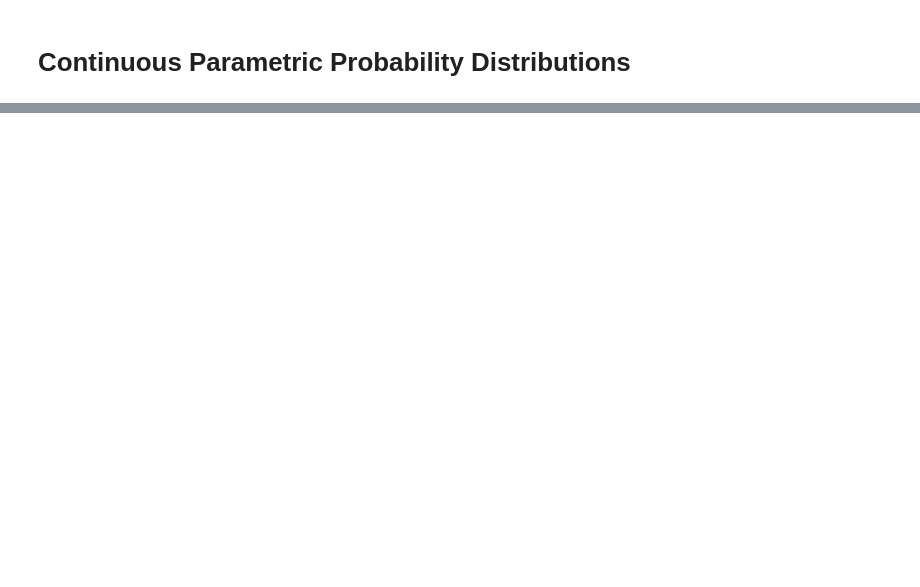
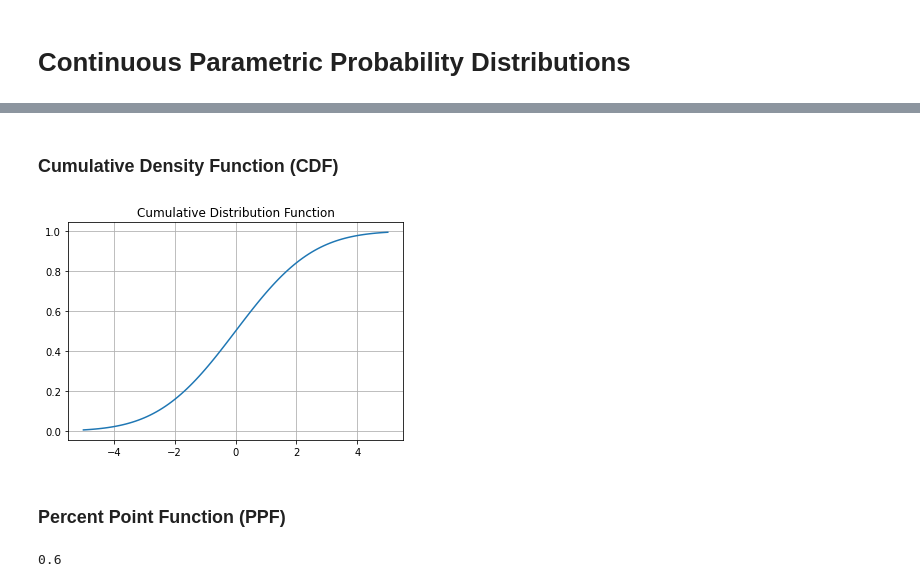
Before and after one commit to wblumberg/ESCI446, a Jupyter notebook: Parametric_Distributions/Continuous_Distributions.ipynb, the cells around one changed output, grey strips where cells are left out. Drawn from its saved outputs; the diff is of its cells as text; code cells hidden in the pictures; blank space fills up the shorter version.

```diff
--- a/Parametric_Distributions/Continuous_Distributions.ipynb
+++ b/Parametric_Distributions/Continuous_Distributions.ipynb
@@ -10,0 +34,25 @@ np.random.seed(1234) # set a standard seed so that we can all see the same distr
+# %% [markdown]
+### Cumulative Density Function (CDF)
+# %%
+# This will give the output of 0.5 which means that in this particular uniform distribution, if we pick out an observation, there is a 50% chance that it would be between 0 and 5.
+single_prob = stats.norm.cdf(x=5, loc=mean, scale=std)
+
+probs = stats.norm.cdf(x=np.arange(-5,5.1,.1), loc=mean, scale=std)
+
+plt.title("Cumulative Distribution Function")
+plt.plot(np.arange(-5,5.1,.1), probs)
+plt.grid()
+plt.show()
+# %% [output]
+[figure, added]
+# %% [markdown]
+### Percent Point Function (PPF)
+# %%
+# The inverse of cdf is ppf. Given the probability, ppf gives the cutoff on the x axis.
+# For example, to get the cutoff value for which we have 30% chance of drawing an observation below that value
+ppf_vals = stats.uniform.ppf(q=0.3,
+                             loc=mean,
+                             scale=std)
+print(ppf_vals)
+# %% [output]
+0.6
```
Also changed, not shown: parts of 24 cells of this notebook, 3 other files.
